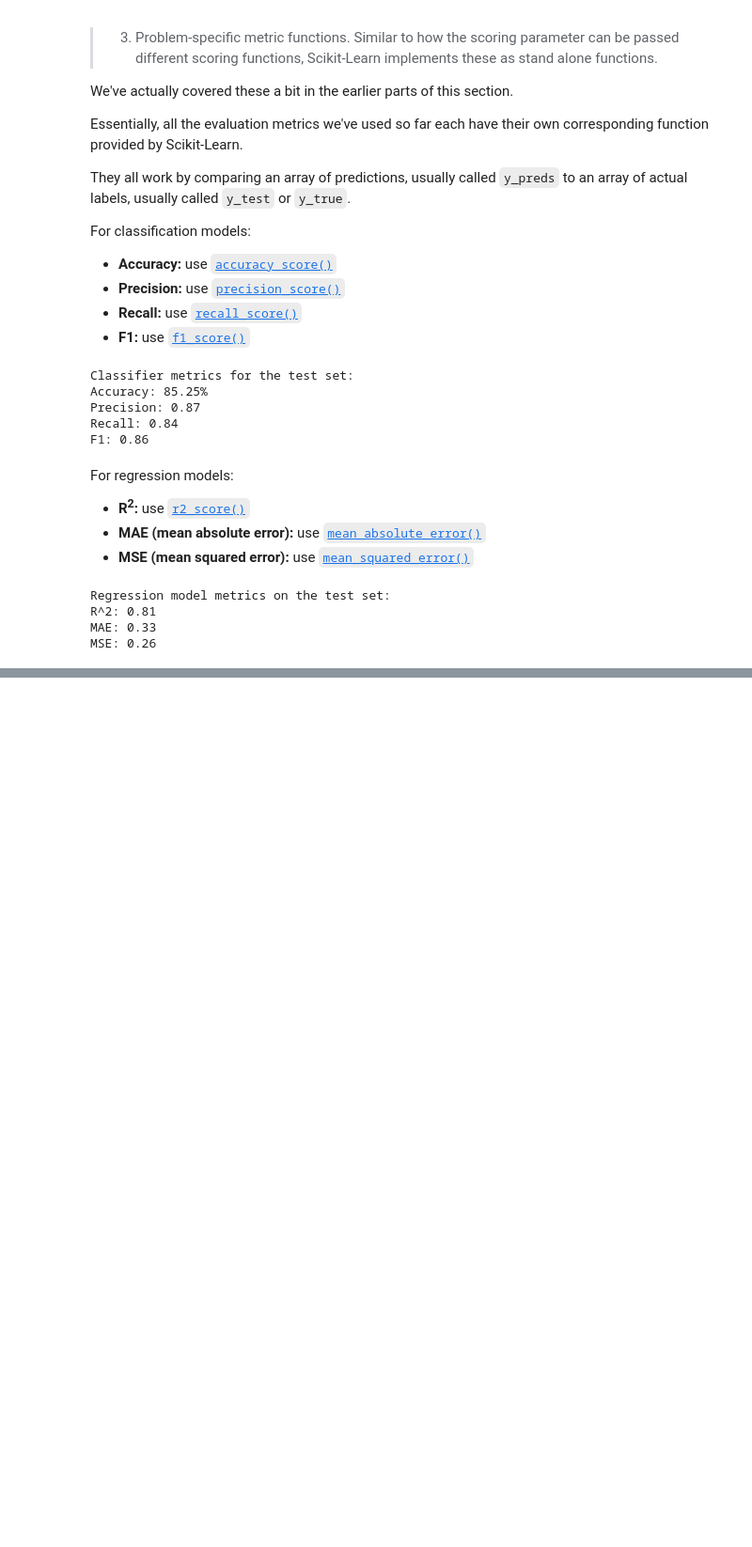
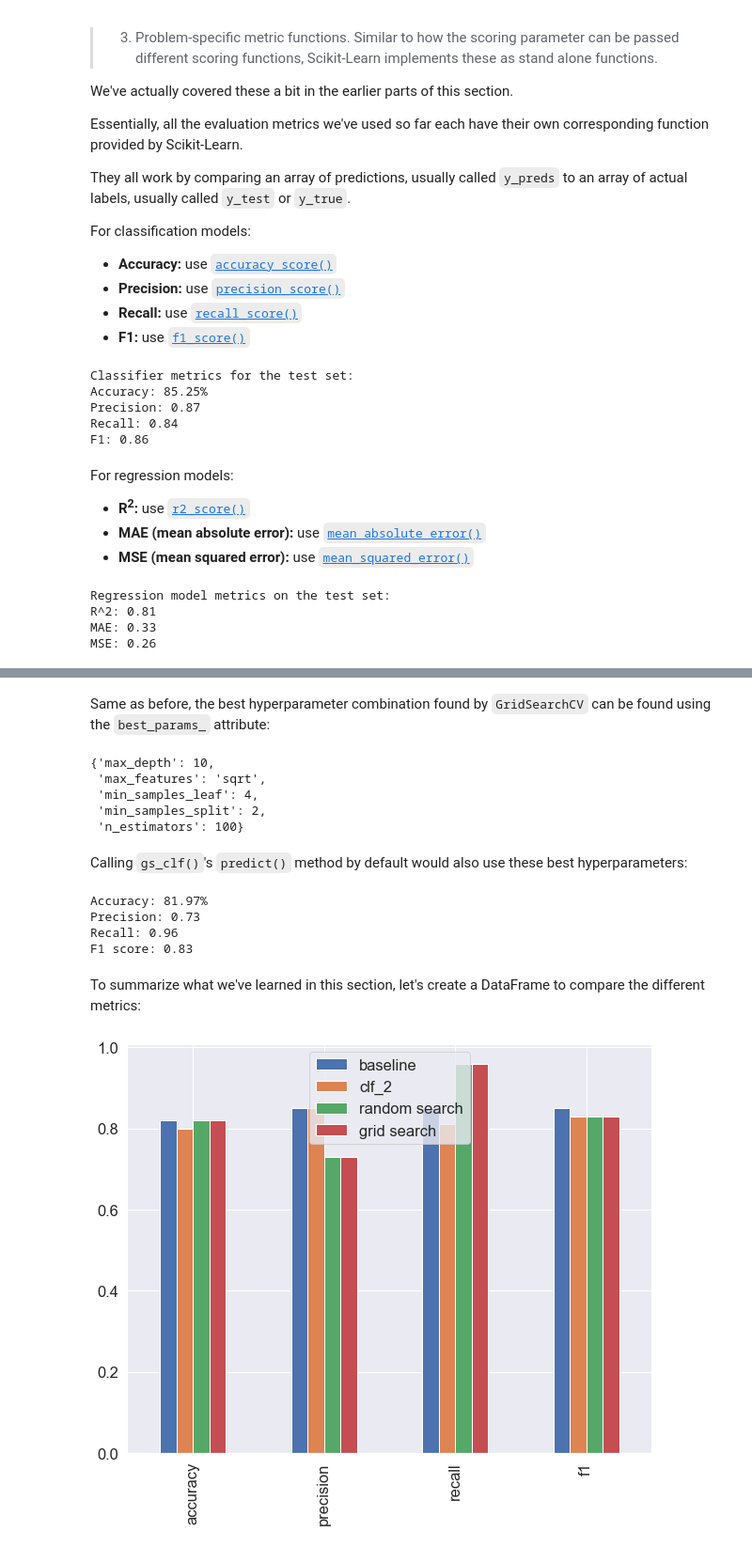
Before and after one commit to Insidiae/ztm-machine-learning, a Jupyter notebook: 4_scikit-learn_creating_machine_learning_models/introduction_to_scikit-learn.ipynb, the cells around one changed output, grey strips where cells are left out. Shown: that part at 94% size. Saved outputs shown, nothing was run; the diff lists cells and outputs as text; code cells hidden in the pictures; blank space fills up the shorter version.

Commit message:
sklearn part 5

```diff
--- a/4_scikit-learn_creating_machine_learning_models/introduction_to_scikit-learn.ipynb
+++ b/4_scikit-learn_creating_machine_learning_models/introduction_to_scikit-learn.ipynb
@@ -1902,0 +2207,4 @@ For more information, you can always refer to the [Scikit-Learn documentation fo
+# %%
+rs_y_preds = rs_clf.predict(X_test)
+
+rs_clf_metrics = evaluate_preds(y_test, rs_y_preds)
@@ -1902,0 +2242,6 @@ For more information, you can always refer to the [Scikit-Learn documentation fo
+# %%
+grid_2 = {"n_estimators": [10, 100, 200],
+          "max_depth": [None, 5, 10],
+          "max_features": ["auto", "sqrt"],
+          "min_samples_split": [2, 4],
+          "min_samples_leaf": [2, 4]}
@@ -1902,0 +2252,19 @@ For more information, you can always refer to the [Scikit-Learn documentation fo
+# %%
+from sklearn.model_selection import GridSearchCV, train_test_split
+
+np.random.seed(69)
+
+X = heart_disease.drop("target", axis=1)
+y = heart_disease["target"]
+
+X_train, X_test, y_train, y_test = train_test_split(X, y, test_size=0.2)
+
+
+clf = RandomForestClassifier(n_jobs=-1)
+
+gs_clf = GridSearchCV(estimator=clf,
+                      param_grid=grid_2,
+                      cv=5, # 5-fold cross-validation
+                      verbose=2) # print out progress
+
+gs_clf.fit(X_train, y_train);
@@ -1902,0 +2289,31 @@ For more information, you can always refer to the [Scikit-Learn documentation fo
+# %% [markdown]
+Same as before, the best hyperparameter combination found by `GridSearchCV` can be found using the `best_params_` attribute:
+# %%
+gs_clf.best_params_
+# %% [output]
+{'max_depth': 10,
+ 'max_features': 'sqrt',
+ 'min_samples_leaf': 4,
+ 'min_samples_split': 2,
+ 'n_estimators': 100}
+# %% [markdown]
+Calling `gs_clf()`'s `predict()` method by default would also use these best hyperparameters:
+# %%
+gs_y_preds = gs_clf.predict(X_test)
+
+gs_clf_metrics = evaluate_preds(y_test, gs_y_preds)
+# %% [output]
+Accuracy: 81.97%
+Precision: 0.73
+Recall: 0.96
+F1 score: 0.83
+# %% [markdown]
+To summarize what we've learned in this section, let's create a DataFrame to compare the different metrics:
+# %%
+compare_metrics = pd.DataFrame({"baseline": baseline_metrics,
+                                "clf_2": clf_2_metrics,
+                                "random search": rs_clf_metrics,
+                                "grid search": gs_clf_metrics})
+compare_metrics.plot.bar(figsize=(10, 8));
+# %% [output]
+[figure, added]
```
Also changed, not shown: parts of 25 cells of this notebook, 2 other files.
